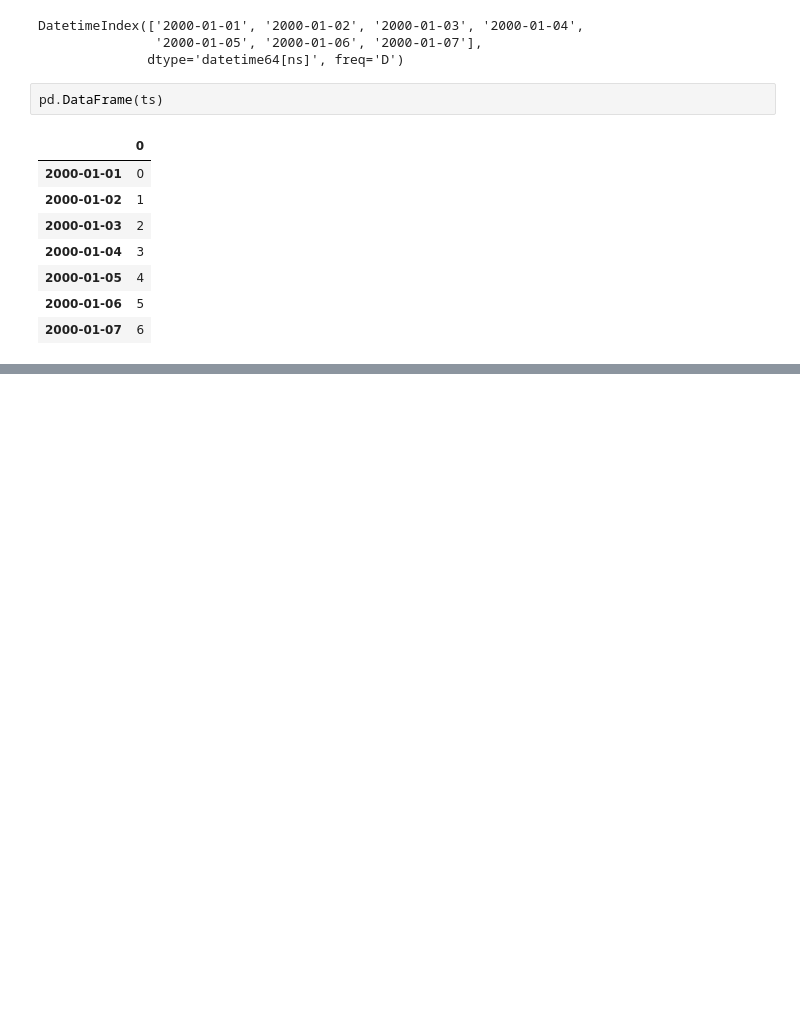
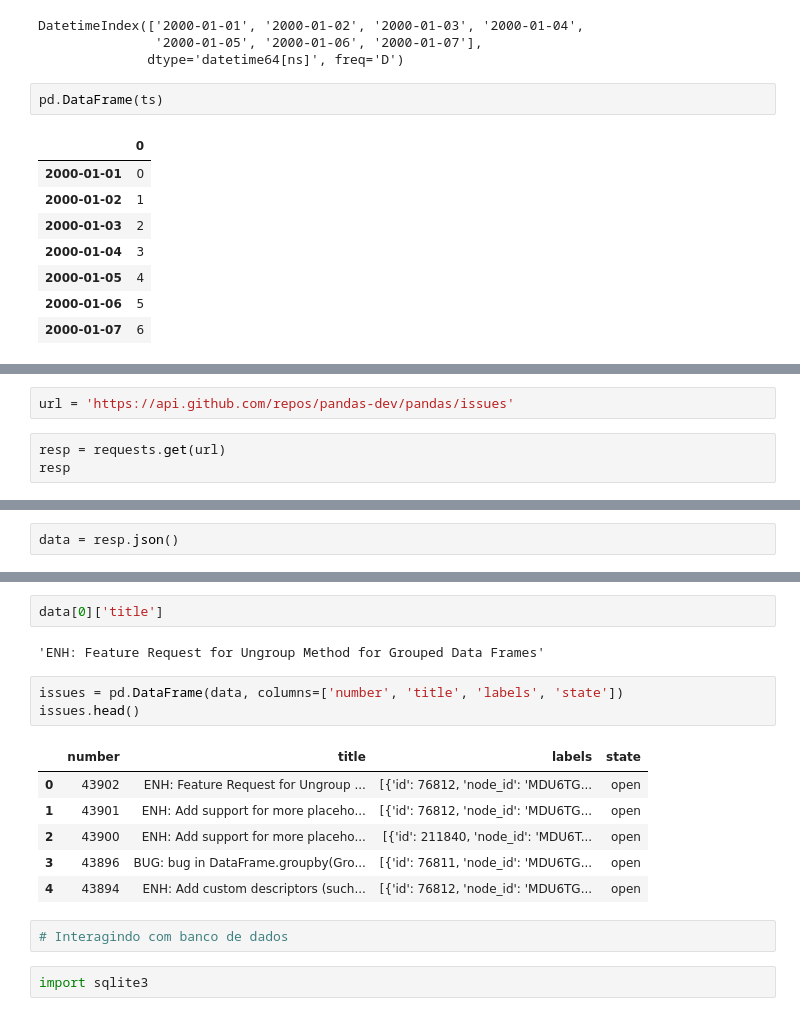
Before and after one commit to Kaiquenakao/dados-armazenagem-formato, a Jupyter notebook: Dados_armazenagem_formatos.ipynb, the cells around one changed output, grey strips where cells are left out. Drawn from its saved outputs; the diff is of its cells as text; blank space fills up the shorter version.

Commit message:
SQLite e formatos binários

```diff
--- a/Dados_armazenagem_formatos.ipynb
+++ b/Dados_armazenagem_formatos.ipynb
@@ -440,0 +613,5 @@ result['siblings']
+# %%
+url = 'https://api.github.com/repos/pandas-dev/pandas/issues'
+# %%
+resp = requests.get(url)
+resp
@@ -440,0 +620,2 @@ result['siblings']
+# %%
+data = resp.json()
@@ -440,0 +642,18 @@ result['siblings']
+# %%
+data[0]['title']
+# %% [output]
+'ENH: Feature Request for Ungroup Method for Grouped Data Frames'
+# %%
+issues = pd.DataFrame(data, columns=['number', 'title', 'labels', 'state'])
+issues.head()
+# %% [output]
+|  | number | title | labels | state |
+| 0 | 43902 | ENH: Feature Request for Ungroup ... | [{'id': 76812, 'node_id': 'MDU6TG... | open |
+| 1 | 43901 | ENH: Add support for more placeho... | [{'id': 76812, 'node_id': 'MDU6TG... | open |
+| 2 | 43900 | ENH: Add support for more placeho... | [{'id': 211840, 'node_id': 'MDU6T... | open |
+| 3 | 43896 | BUG: bug in DataFrame.groupby(Gro... | [{'id': 76811, 'node_id': 'MDU6TG... | open |
+| 4 | 43894 | ENH: Add custom descriptors (such... | [{'id': 76812, 'node_id': 'MDU6TG... | open |
+# %%
+# Interagindo com banco de dados
+# %%
+import sqlite3
```
Also changed, not shown: parts of 87 cells of this notebook, 5 other files.
